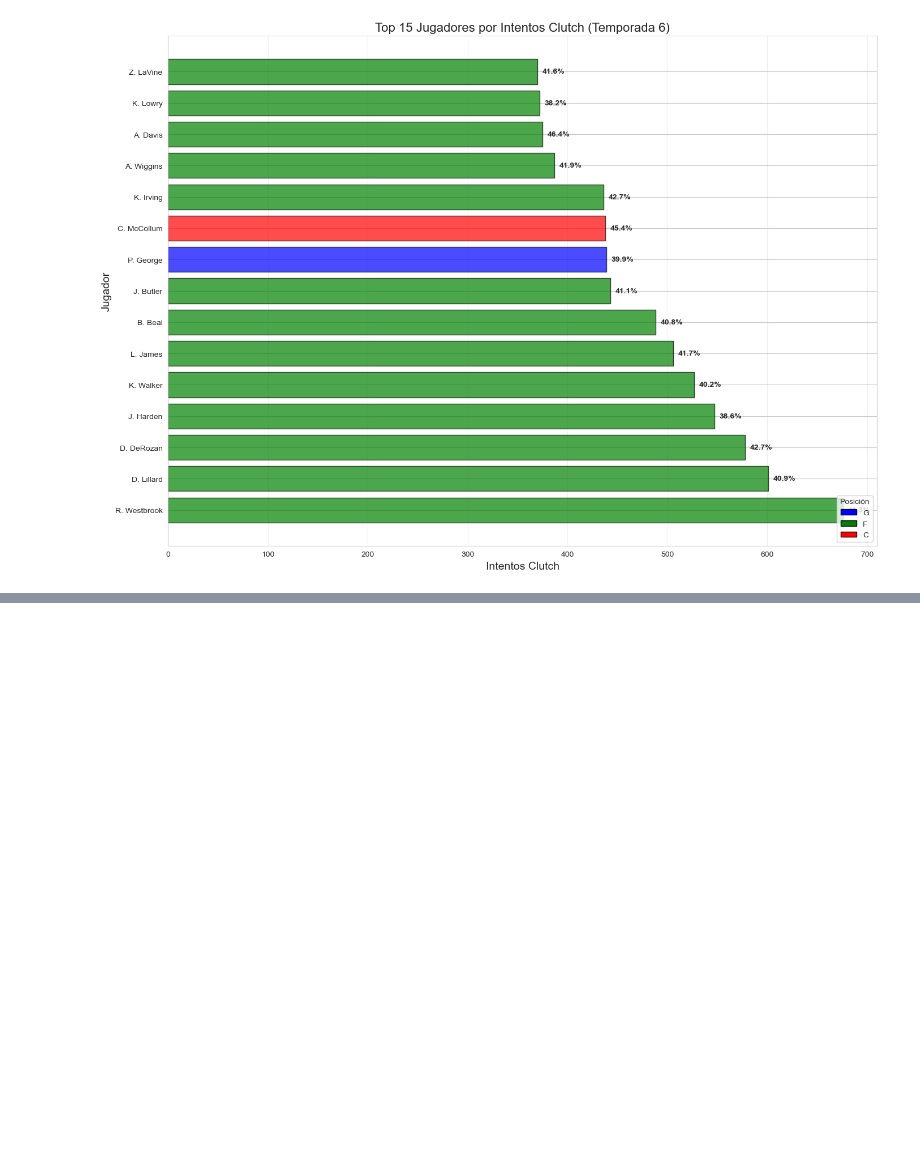
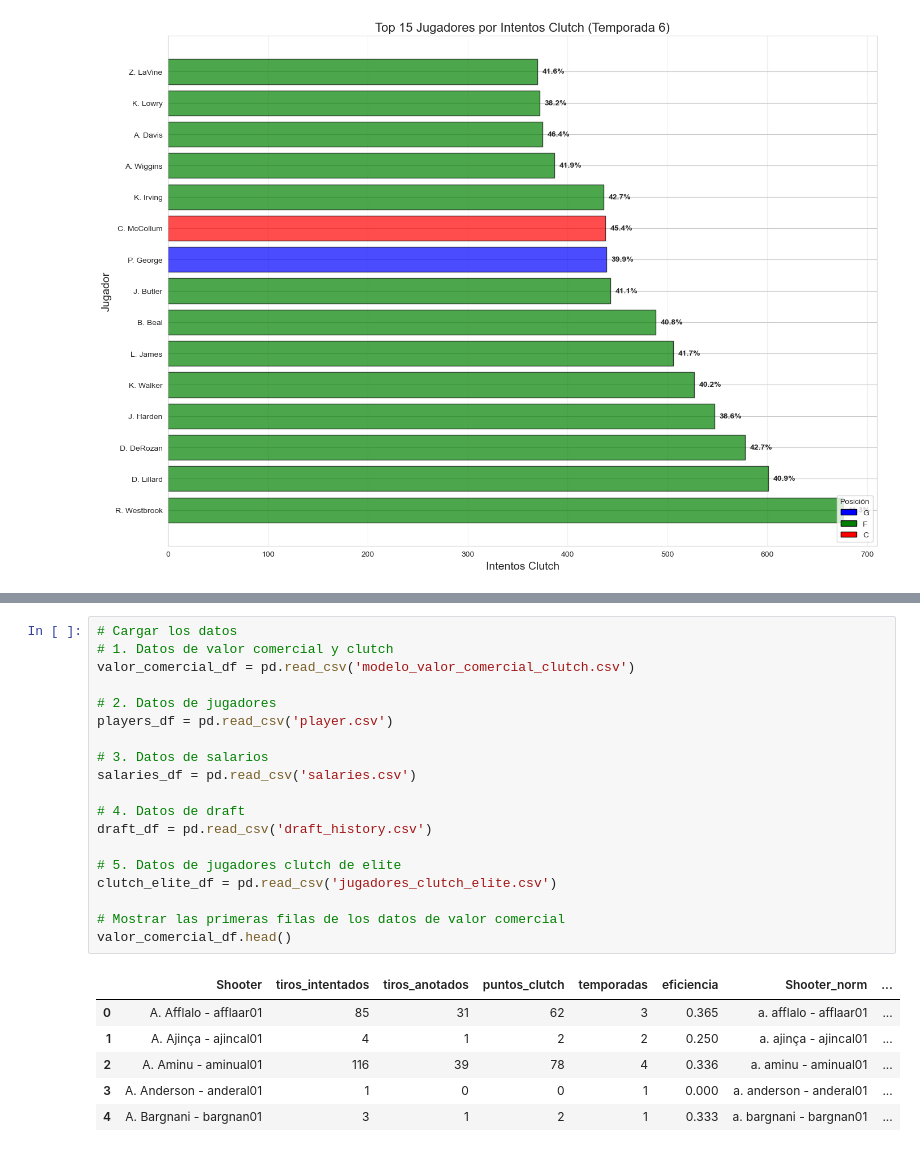
Before and after one commit to jorge-ivan-jimenez-reyes/DataScienceB, a Jupyter notebook: TercerExamen/Presentation.ipynb, the cells around one changed output, grey strips where cells are left out. Cells and saved outputs as stored; diff of their text form; blank space fills up the shorter version.

```diff
--- a/TercerExamen/Presentation.ipynb
+++ b/TercerExamen/Presentation.ipynb
@@ -1348,0 +1374,26 @@ stats_por_temporada_posicion, top_jugadores = analizar_tendencias_temporada(top_
+# %%
+# Cargar los datos
+# 1. Datos de valor comercial y clutch
+valor_comercial_df = pd.read_csv('modelo_valor_comercial_clutch.csv')
+
+# 2. Datos de jugadores
+players_df = pd.read_csv('player.csv')
+
+# 3. Datos de salarios
+salaries_df = pd.read_csv('salaries.csv')
+
+# 4. Datos de draft
+draft_df = pd.read_csv('draft_history.csv')
+
+# 5. Datos de jugadores clutch de elite
+clutch_elite_df = pd.read_csv('jugadores_clutch_elite.csv')
+
+# Mostrar las primeras filas de los datos de valor comercial
+valor_comercial_df.head()
+# %% [output]
+|  | Shooter | tiros_intentados | tiros_anotados | puntos_clutch | temporadas | eficiencia | Shooter_norm | ... |
+| 0 | A. Afflalo - afflaar01 | 85 | 31 | 62 | 3 | 0.365 | a. afflalo - afflaar01 | ... |
+| 1 | A. Ajinça - ajincal01 | 4 | 1 | 2 | 2 | 0.250 | a. ajinça - ajincal01 | ... |
+| 2 | A. Aminu - aminual01 | 116 | 39 | 78 | 4 | 0.336 | a. aminu - aminual01 | ... |
+| 3 | A. Anderson - anderal01 | 1 | 0 | 0 | 1 | 0.000 | a. anderson - anderal01 | ... |
+| 4 | A. Bargnani - bargnan01 | 3 | 1 | 2 | 1 | 0.333 | a. bargnani - bargnan01 | ... |
```
Also changed, not shown: parts of 12 cells of this notebook.
